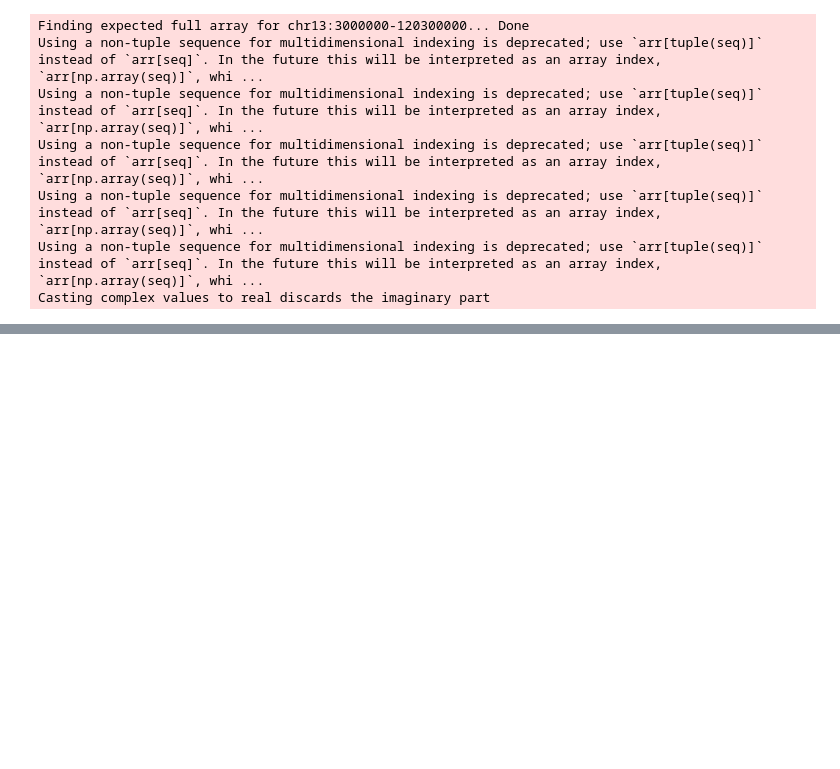
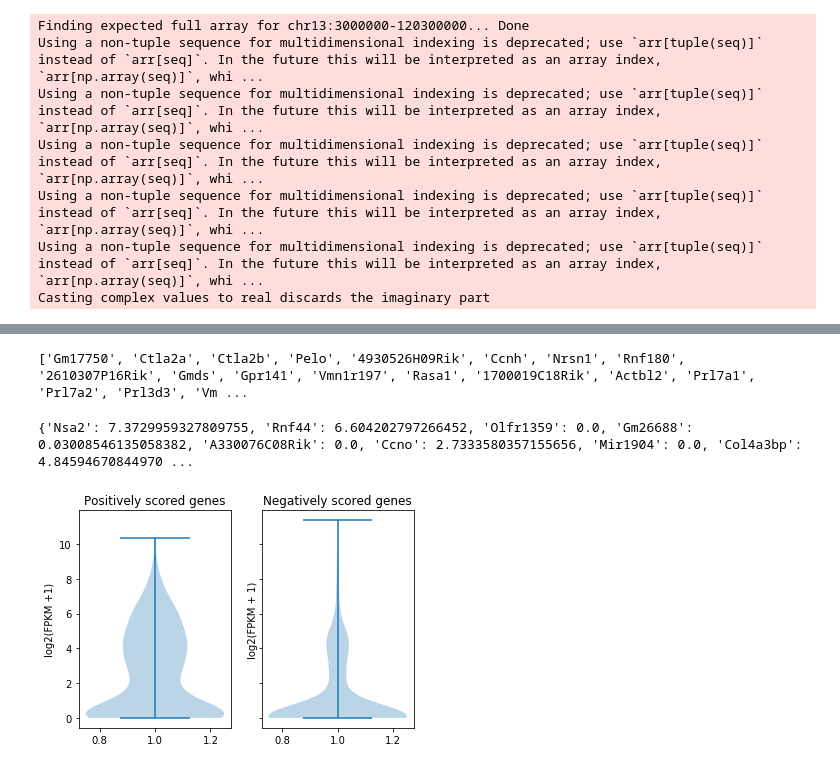
Before and after one commit to GiannaTricola/qbb2020-answers, a Jupyter notebook: week11/Week11.ipynb, the cells around one changed output, grey strips where cells are left out. Cells and saved outputs as stored; diff of their text form; code cells hidden in the pictures; blank space fills up the shorter version.

Commit message:
violin plots

```diff
--- a/week11/Week11.ipynb
+++ b/week11/Week11.ipynb
@@ -36,0 +103,4 @@ Y = Comp.eigenv['chr13']
+# %%
+print(negative)
+# %% [output]
+['Gm17750', 'Ctla2a', 'Ctla2b', 'Pelo', '4930526H09Rik', 'Ccnh', 'Nrsn1', 'Rnf180', '2610307P16Rik', 'Gmds', 'Gpr141', 'Vmn1r197', 'Rasa1', '1700019C18Rik', 'Actbl2', 'Prl7a1', 'Prl7a2', 'Prl3d3', 'Vm ...
@@ -36,0 +109,34 @@ Y = Comp.eigenv['chr13']
+# %%
+positive_exp = {}
+for element in positive:
+    if element in genes.keys():
+        values = genes[element]
+        exp = values[2]
+        exp += 1
+        log_trans = math.log(exp, 2)
+        positive_exp.setdefault(element, log_trans)
+# %%
+print(positive_exp)
+# %% [output]
+{'Nsa2': 7.3729959327809755, 'Rnf44': 6.604202797266452, 'Olfr1359': 0.0, 'Gm26688': 0.03008546135058382, 'A330076C08Rik': 0.0, 'Ccno': 2.7333580357155656, 'Mir1904': 0.0, 'Col4a3bp': 4.84594670844970 ...
+# %%
+negative_exp = {}
+for element in negative:
+    if element in genes.keys():
+        values = genes[element]
+        exp = values[2]
+        exp +=1
+        log_trans = math.log(exp, 2)
+        negative_exp.setdefault(element, log_trans)
+# %%
+fig, ax = plt.subplots(nrows =1, ncols=2, sharey = True)
+
+ax[0].violinplot(positive_exp.values())
+ax[0].set_title('Positively scored genes')
+ax[0].set_ylabel('log2(FPKM +1)')
+ax[1].violinplot(negative_exp.values())
+ax[1].set_title('Negatively scored genes')
+ax[1].set_ylabel('log2(FPKM + 1)')
+plt.show()
+# %% [output]
+[figure, added]
```
Also changed, not shown: parts of 9 cells of this notebook.
